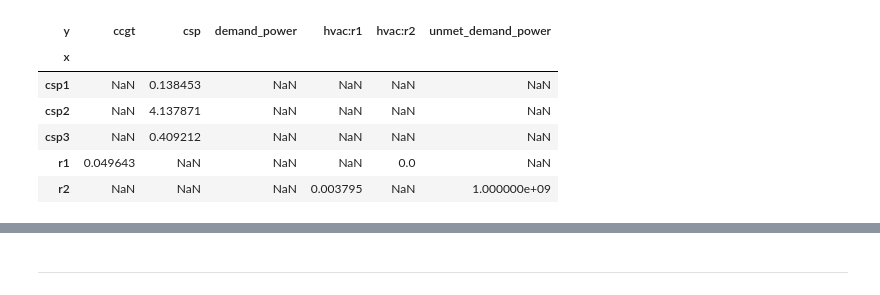
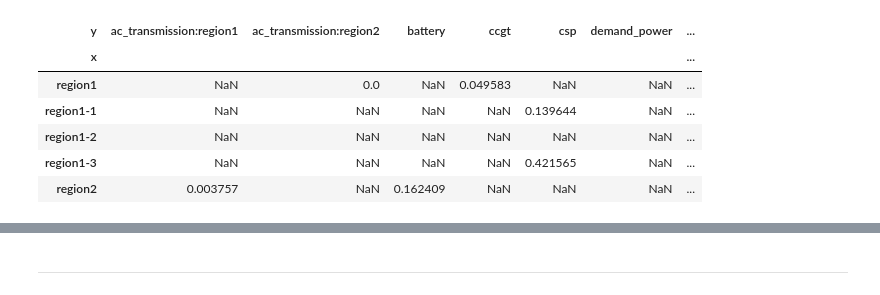
Before and after one commit to calliope-project/calliope, a Jupyter notebook: doc/_static/notebooks/tutorial.ipynb, the cells around one changed output, grey strips where cells are left out. Cells and saved outputs as stored; diff of their text form; code cells hidden in the pictures.

```diff
--- a/doc/_static/notebooks/tutorial.ipynb
+++ b/doc/_static/notebooks/tutorial.ipynb
@@ -13,3 +9,5 @@ model = calliope.Model()
+# %%
+model = calliope.examples.NationalScale()
 # %%
 # Construct and solve the model. Results are loaded into `model.solution`.
 
@@ -104,12 +116,13 @@ model.solution['costs'].loc[dict(k='monetary')].to_pandas()
 # %%
 # We can examine levelized costs for each location and technology
 
-model.solution['levelized_cost'].loc[dict(c='power', k='monetary')].to_pandas()
+lcoes = model.solution['levelized_cost'].loc[dict(c='power', k='monetary')].to_pandas()
+lcoes
 # %% [output]
-| y | ccgt | csp | demand_power | hvac:r1 | hvac:r2 | unmet_demand_power |
-| x |  |  |  |  |  |  |
-| csp1 | NaN | 0.138453 | NaN | NaN | NaN | NaN |
-| csp2 | NaN | 4.137871 | NaN | NaN | NaN | NaN |
-| csp3 | NaN | 0.409212 | NaN | NaN | NaN | NaN |
-| r1 | 0.049643 | NaN | NaN | NaN | 0.0 | NaN |
-| r2 | NaN | NaN | NaN | 0.003795 | NaN | 1.000000e+09 |
+| y | ac_transmission:region1 | ac_transmission:region2 | battery | ccgt | csp | demand_power | ... |
+| x |  |  |  |  |  |  | ... |
+| region1 | NaN | 0.0 | NaN | 0.049583 | NaN | NaN | ... |
+| region1-1 | NaN | NaN | NaN | NaN | 0.139644 | NaN | ... |
+| region1-2 | NaN | NaN | NaN | NaN | NaN | NaN | ... |
+| region1-3 | NaN | NaN | NaN | NaN | 0.421565 | NaN | ... |
+| region2 | 0.003757 | NaN | 0.162409 | NaN | NaN | NaN | ... |
```
Also changed, not shown: parts of 16 cells of this notebook, 42 other files.
